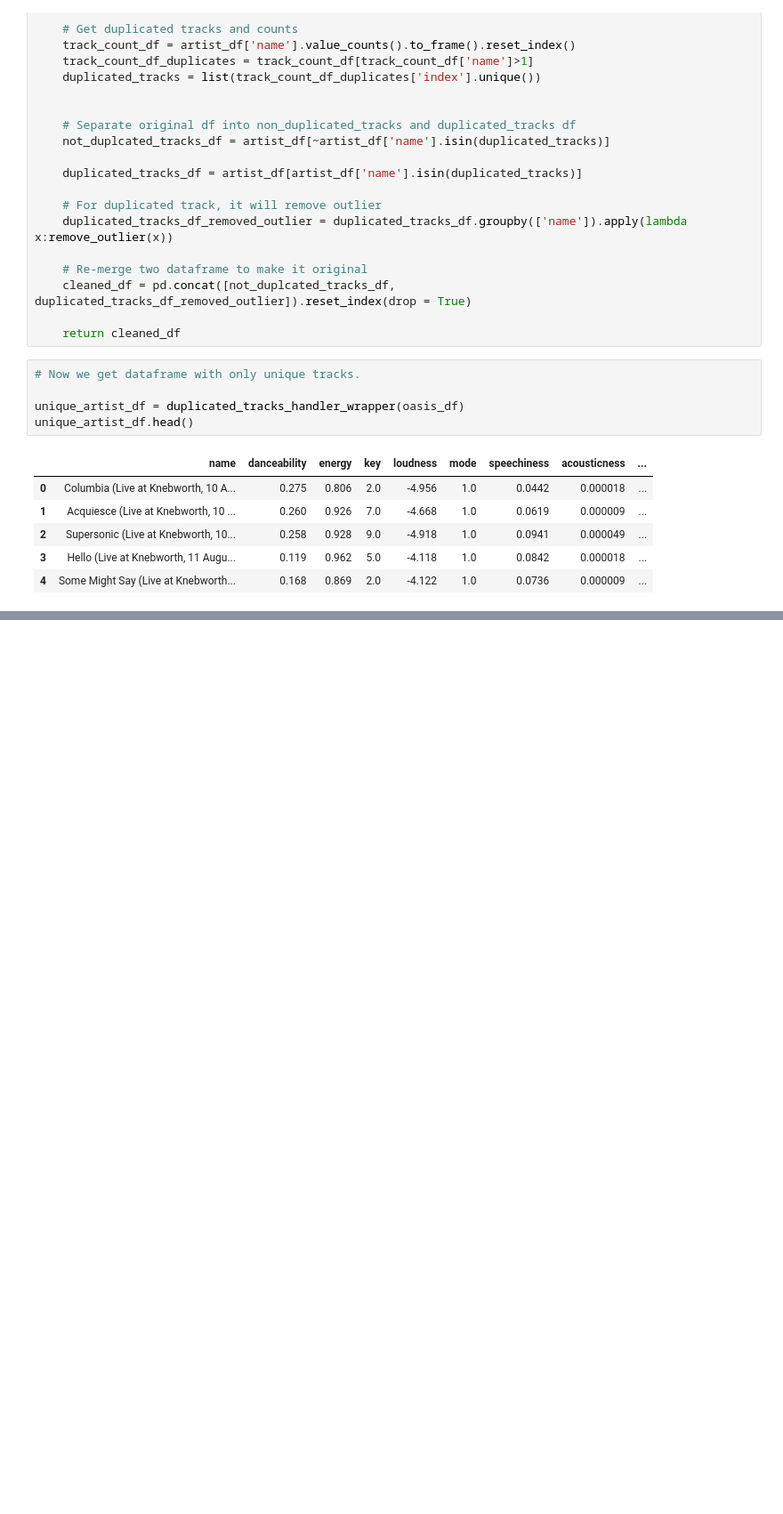
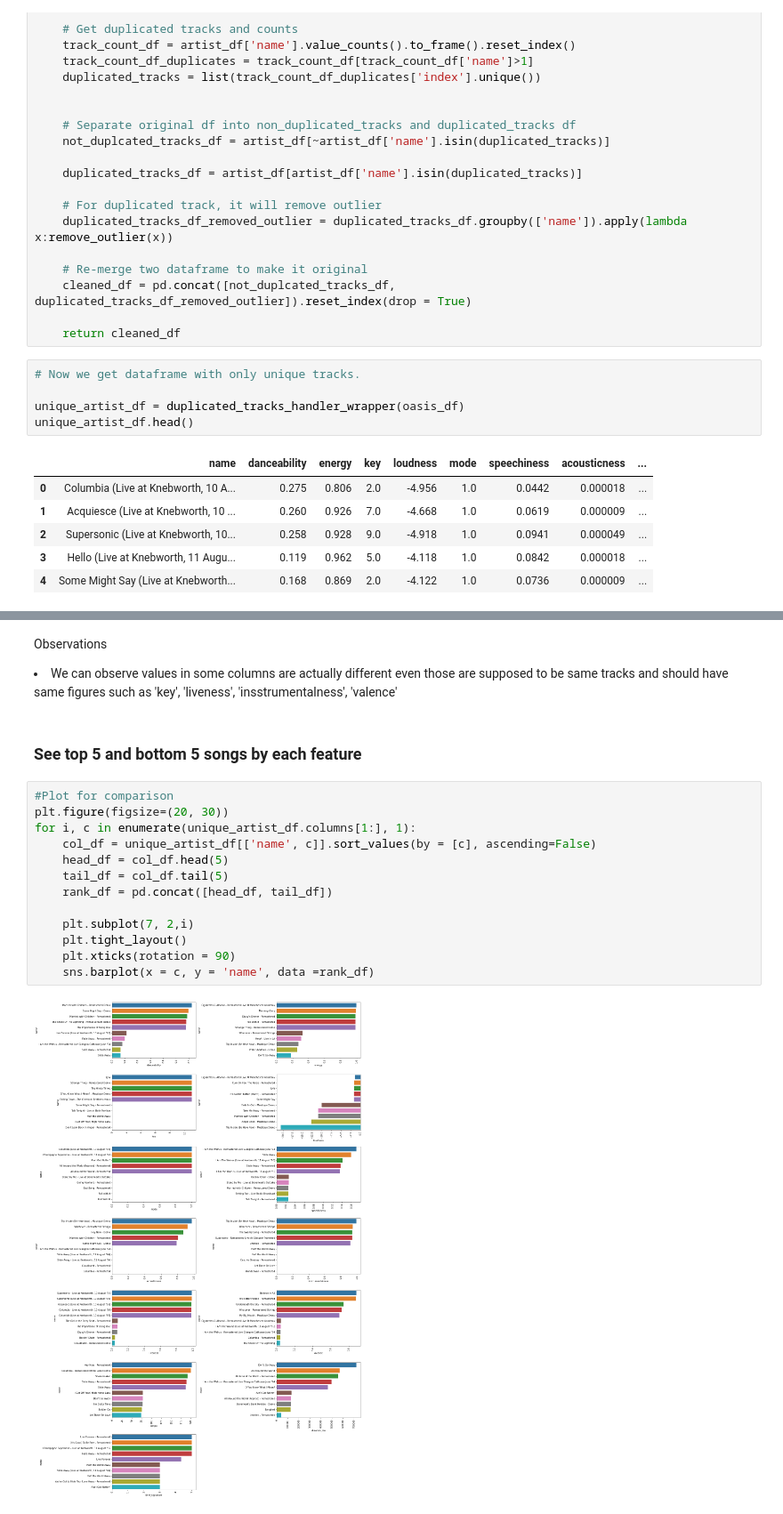
Before and after one commit to ShunOyama/Spotify_API, a Jupyter notebook: src/notebook/spotify_Oasis_EDA.ipynb, the cells around one changed output, grey strips where cells are left out. Shown at 89% size. Drawn from its saved outputs; the diff is of its cells as text; blank space fills up the shorter version.

```diff
--- a/src/notebook/spotify_Oasis_EDA.ipynb
+++ b/src/notebook/spotify_Oasis_EDA.ipynb
@@ -310,0 +370,20 @@ sns.pairplot(unique_artist_df,kind='reg')
+# %% [markdown]
+Observations<br>
+<li>We can observe values in some columns are actually different even those are supposed to be same tracks and should have same figures such as 'key', 'liveness', 'insstrumentalness', 'valence'</li>
+# %% [markdown]
+### See top 5 and bottom 5 songs by each feature
+# %%
+#Plot for comparison
+plt.figure(figsize=(20, 30))
+for i, c in enumerate(unique_artist_df.columns[1:], 1):
+    col_df = unique_artist_df[['name', c]].sort_values(by = [c], ascending=False)
+    head_df = col_df.head(5)
+    tail_df = col_df.tail(5)
+    rank_df = pd.concat([head_df, tail_df])
+
+    plt.subplot(7, 2,i)
+    plt.tight_layout()
+    plt.xticks(rotation = 90)
+    sns.barplot(x = c, y = 'name', data =rank_df)
+# %% [output]
+[figure, added]
```
Also changed, not shown: parts of 12 cells of this notebook.
